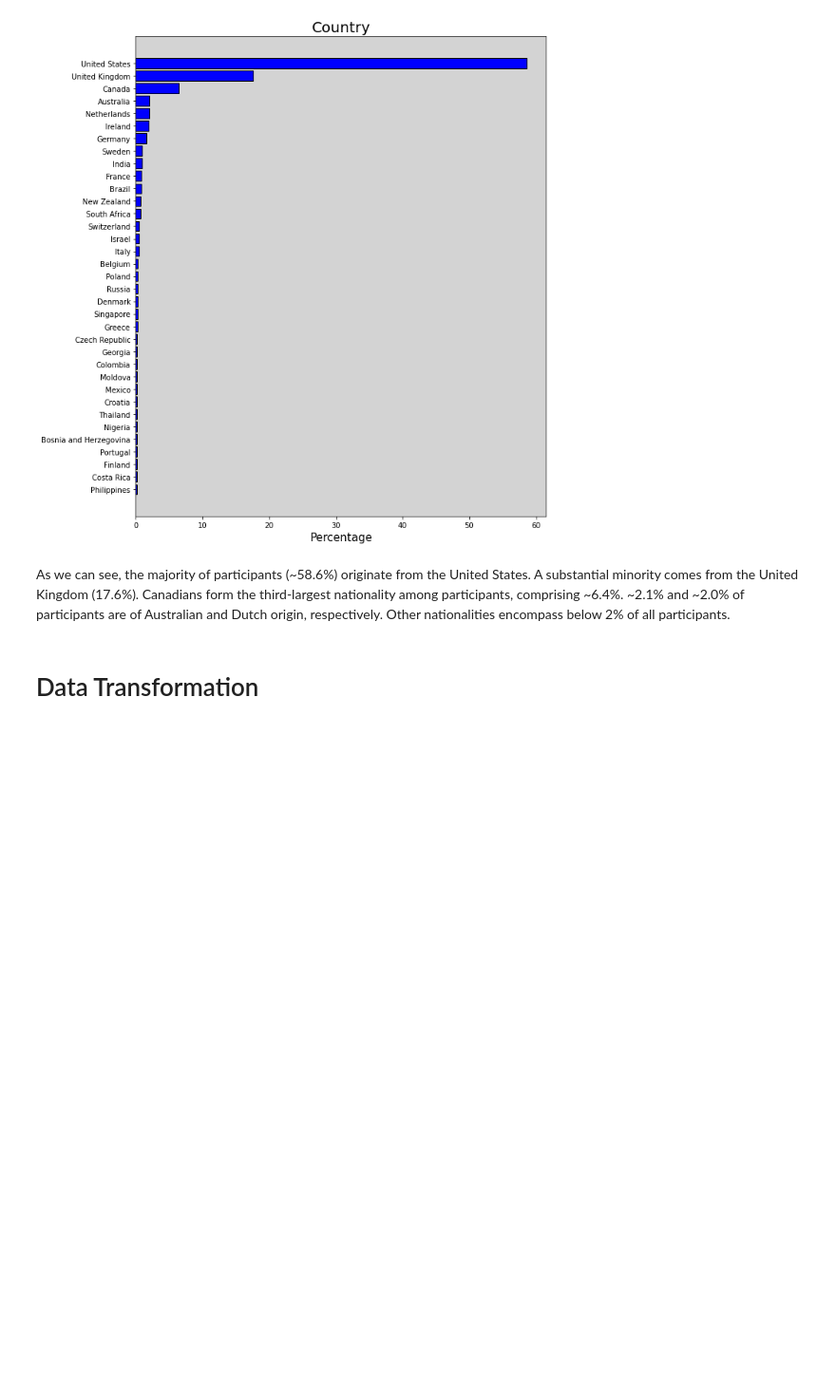
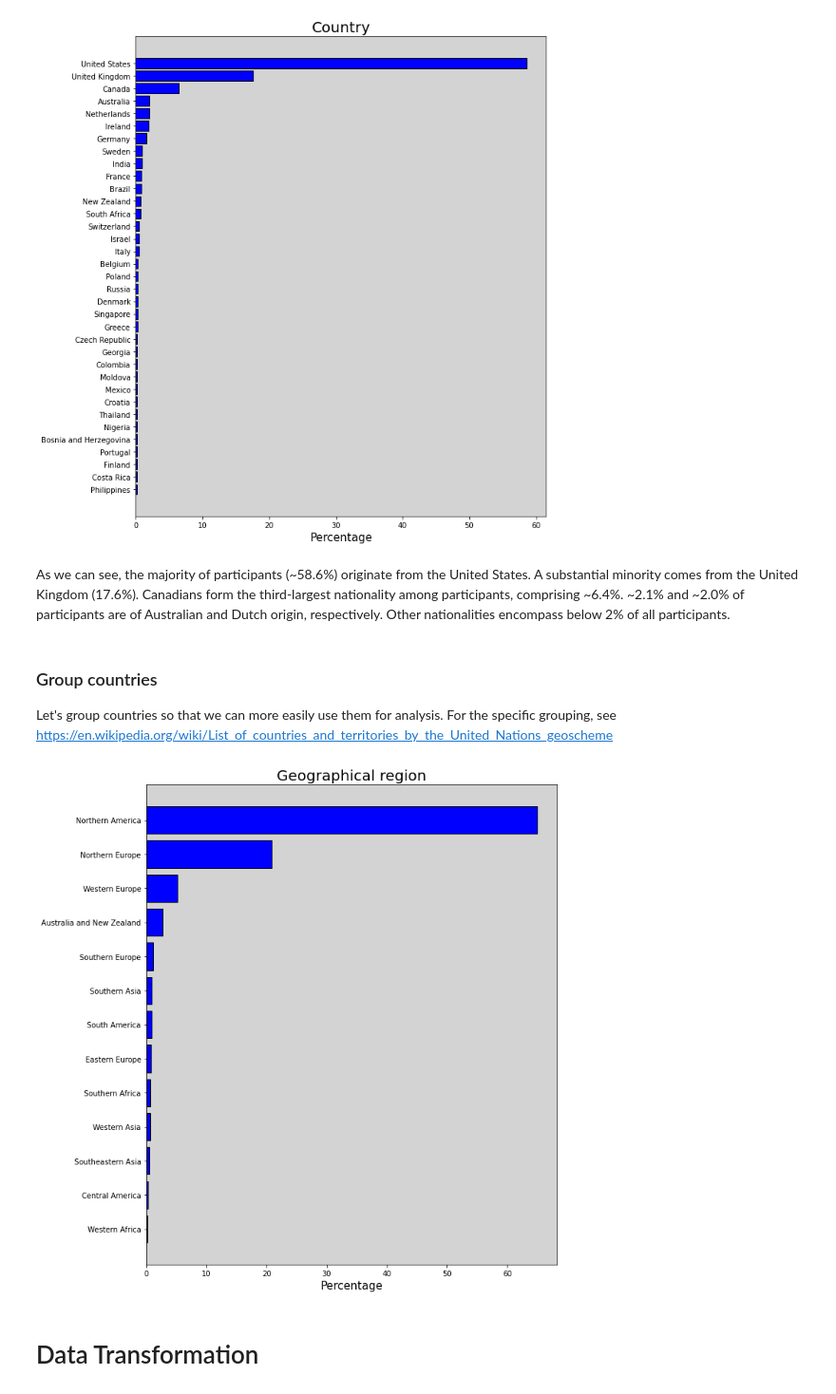
Before and after one commit to marbybr/2AMV10---Group-17, a Jupyter notebook: data_exploration.ipynb, the cells around one changed output. Shown at 95% size. Drawn from its saved outputs; the diff is of its cells as text; code cells hidden in the pictures; blank space fills up the shorter version.

Commit message:
Divided countries into geographical regions

```diff
--- a/data_exploration.ipynb
+++ b/data_exploration.ipynb
@@ -129,6 +129,70 @@ plt.show()
 [figure]
 # %% [markdown]
 As we can see, the majority of participants (~58.6%) originate from the United States. A substantial minority comes from the United Kingdom (17.6%). Canadians form the third-largest nationality among participants, comprising ~6.4%. ~2.1% and ~2.0% of participants are of Australian and Dutch origin, respectively. Other nationalities encompass below 2% of all participants.
+# %% [markdown]
+### Group countries
+
+Let's group countries so that we can more easily use them for analysis. For the specific grouping, see https://en.wikipedia.org/wiki/List_of_countries_and_territories_by_the_United_Nations_geoscheme
+# %%
+country_locations = {
+    'United States': 'Northern America',
+    'Poland': 'Eastern Europe',
+    'Australia': 'Australia and New Zealand',
+    'Canada': 'Northern America',
+    'United Kingdom': 'Northern Europe',
+    'South Africa': 'Southern Africa',
+    'Sweden': 'Northern Europe',
+    'New Zealand': 'Australia and New Zealand',
+    'Netherlands': 'Western Europe',
+    'India': 'Southern Asia',
+    'Belgium': 'Western Europe',
+    'Ireland': 'Northern Europe',
+    'France': 'Western Europe',
+    'Portugal': 'Southern Europe',
+    'Brazil': 'South America',
+    'Costa Rica': 'Central America',
+    'Russia': 'Eastern Europe',
+    'Germany': 'Western Europe',
+    'Switzerland': 'Western Europe',
+    'Finland': 'Northern Europe',
+    'Israel': 'Western Asia',
+    'Italy': 'Southern Europe',
+    'Bosnia and Herzegovina': 'Southern Europe',
+    'Singapore': 'Southeastern Asia',
+    'Nigeria': 'Western Africa',
+    'Croatia': 'Southern Europe',
+    'Thailand': 'Southeastern Asia',
+    'Denmark': 'Northern Europe',
+    'Mexico': 'Central America',
+    'Greece': 'Southern Europe',
+    'Moldova': 'Eastern Europe',
+    'Colombia': 'South America',
+    'Georgia': 'Western Asia',
+    'Czech Republic': 'Eastern Europe',
+    'Philippines': 'Southeastern Asia'
+}
+
+# Assign geographical locations to dataset
+data["Georegion"] = data['Country'].map(country_locations)
+
+# Plot geographical regions
+geo_counts = pd.DataFrame(data['Georegion'].value_counts())
+geo_counts['Georegion'] = geo_counts['Georegion'].values / geo_counts['Georegion'].sum() * 100
+geo_counts.rename(columns={"Georegion": "Percentage"}, inplace=True)
+geo_counts["Georegion"] = geo_counts.index
+geo_counts.index = range(len(geo_counts))
+geo_counts = geo_counts.loc[:, ["Georegion", "Percentage"]]
+
+plt.figure(figsize=(10, 12))
+plt.barh(y=range(len(geo_counts)), width=geo_counts["Percentage"].values[::-1],
+         color='blue', edgecolor='black')
+plt.yticks(range(len(geo_counts)), geo_counts["Georegion"].values[::-1])
+plt.title("Geographical region", fontsize=20)
+plt.gca().set_facecolor('LightGrey')
+plt.xlabel('Percentage', fontsize=15)
+plt.show()
+# %% [output]
+[figure, added]
 # %% [markdown]
 # Data Transformation
 # %% [markdown]
```
Also changed, not shown: parts of 7 cells of this notebook.
